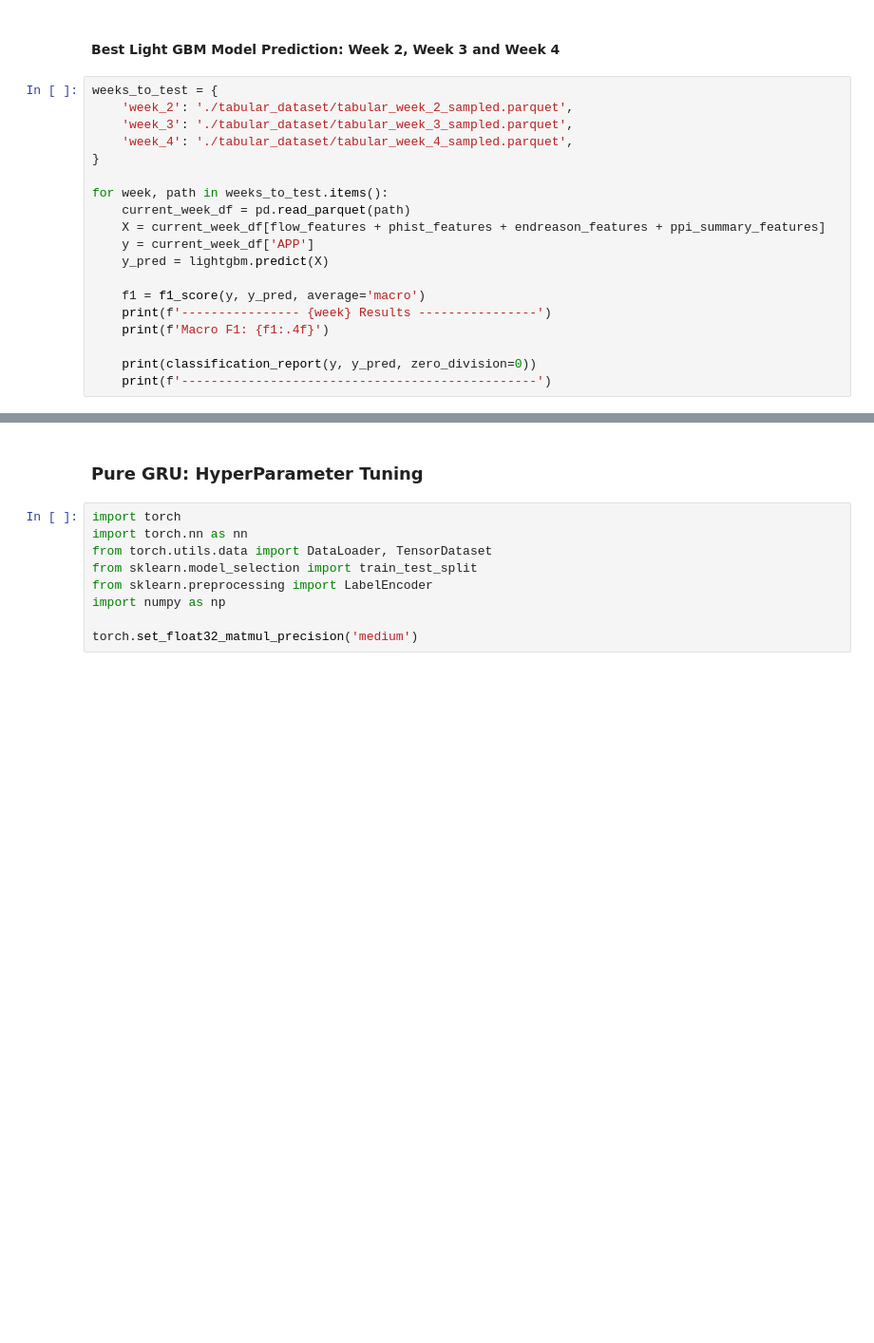
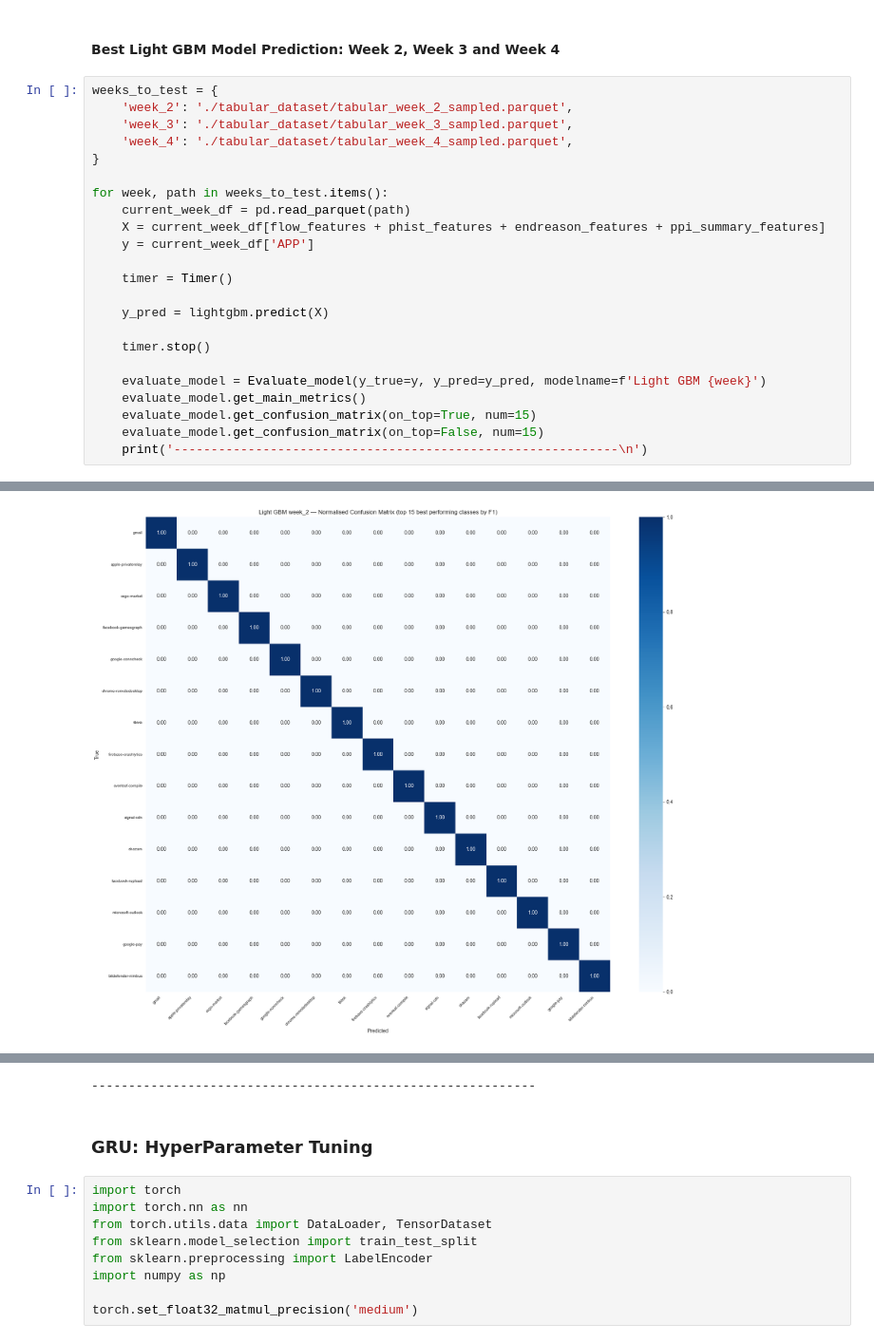
Before and after one commit to ShaneBrodigan/QUIC_Network_Traffic_Identification, a Jupyter notebook: Analysis.ipynb, the cells around one changed output, grey strips where cells are left out. Shown at 95% size. Cells and saved outputs as stored; diff of their text form; blank space fills up the shorter version.

```diff
--- a/Analysis.ipynb
+++ b/Analysis.ipynb
@@ -733,12 +909,16 @@ for week, path in weeks_to_test.items():
     current_week_df = pd.read_parquet(path)
     X = current_week_df[flow_features + phist_features + endreason_features + ppi_summary_features]
     y = current_week_df['APP']
+
+    timer = Timer()
+
     y_pred = lightgbm.predict(X)
 
-    f1 = f1_score(y, y_pred, average='macro')
-    print(f'---------------- {week} Results ----------------')
-    print(f'Macro F1: {f1:.4f}')
+    timer.stop()
 
-    print(classification_report(y, y_pred, zero_division=0))
-    print(f'------------------------------------------------')
+    evaluate_model = Evaluate_model(y_true=y, y_pred=y_pred, modelname=f'Light GBM {week}')
+    evaluate_model.get_main_metrics()
+    evaluate_model.get_confusion_matrix(on_top=True, num=15)
+    evaluate_model.get_confusion_matrix(on_top=False, num=15)
+    print('------------------------------------------------------------\n')
 # %% [output]
@@ -761,0 +942 @@ weighted avg       0.73      0.72      0.72    511905
+[figure, added]
@@ -762,5 +982,6 @@ weighted avg       0.73      0.72      0.72    511905
+------------------------------------------------------------
 # %% [markdown]
-### Pure GRU: HyperParameter Tuning
+### GRU: HyperParameter Tuning
 # %%
 import torch
 import torch.nn as nn
```
Also changed, not shown: parts of 43 cells of this notebook, 1 other file.
